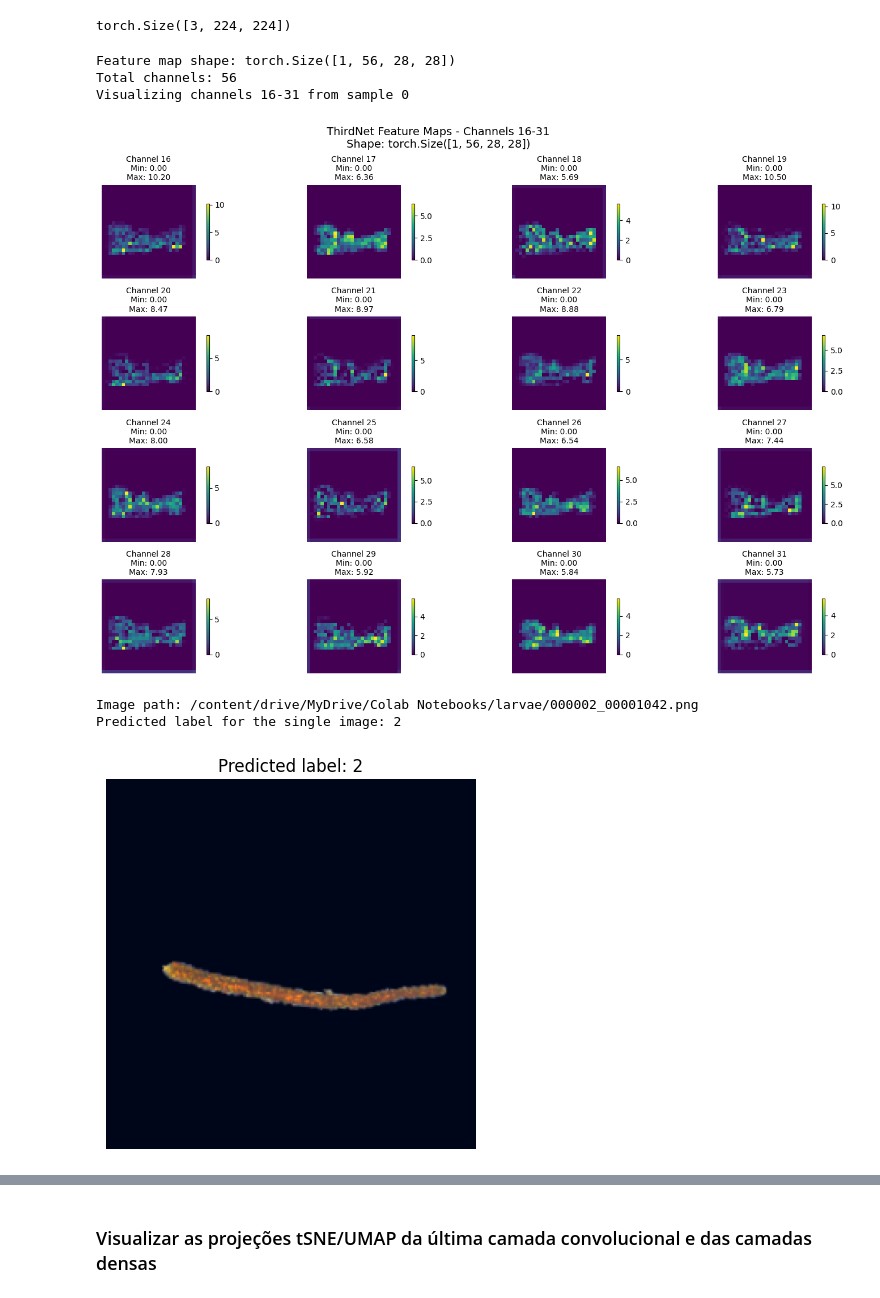
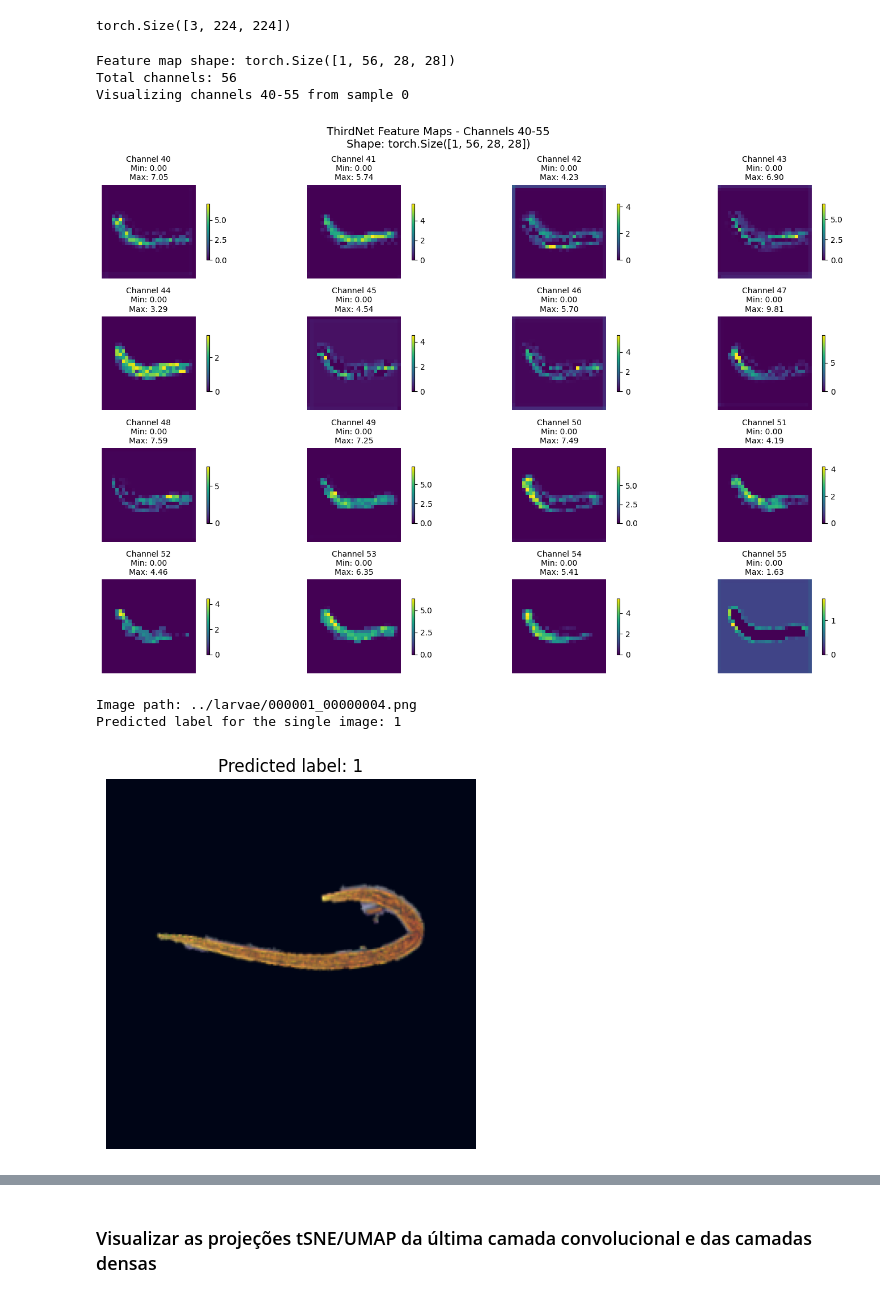
Before and after one commit to pedro-rodrigues18/dl-larvae, a Jupyter notebook: notebooks/fourth_convnet.ipynb, the cells around one changed output, grey strips where cells are left out. Cells and saved outputs as stored; diff of their text form; code cells hidden in the pictures.

Commit message:
feat: Update notebooks

```diff
--- a/notebooks/fourth_convnet.ipynb
+++ b/notebooks/fourth_convnet.ipynb
@@ -391,5 +391,5 @@ def validate_batch(model, data, criterion, device):
 ### Load the model if it exists
 # %%
 # Load the model from the saved state dictionary
-# model = FourthNet(input_shape, nclasses).to(device)
-# model.load_state_dict(torch.load(model_name, map_location=device))
+model = FourthNet(input_shape, nclasses).to(device)
+model.load_state_dict(torch.load(model_name, map_location=device))
@@ -568,12 +561,12 @@ def visualize_net_features(feature_map: torch.Tensor,
     plt.show()
 # %%
 featmap = get_net_feature_map(model,image)
-visualize_net_features(featmap, start_channel=16, max_channels=16)
+visualize_net_features(featmap, start_channel=40, max_channels=16)
 # %% [output]
 Feature map shape: torch.Size([1, 56, 28, 28])
 Total channels: 56
-Visualizing channels 16-31 from sample 0
+Visualizing channels 40-55 from sample 0
-[figure, old version]
+[figure, new version]
 # %%
 # Test model with a single image
 def test_single_image(model, image, device):
@@ -599,9 +592,9 @@ plt.title(f"Predicted label: {predicted_label + 1}")
 plt.axis('off')
 plt.show()
 # %% [output]
-Image path: /content/drive/MyDrive/Colab Notebooks/larvae/000002_00001042.png
-Predicted label for the single image: 2
+Image path: ../larvae/000001_00000004.png
+Predicted label for the single image: 1
-[figure, old version]
+[figure, new version]
 # %%
 def generate_gradcam(model, image, target_layer, device):
     model.eval()
```
Also changed, not shown: parts of 12 cells of this notebook, 5 other files.
